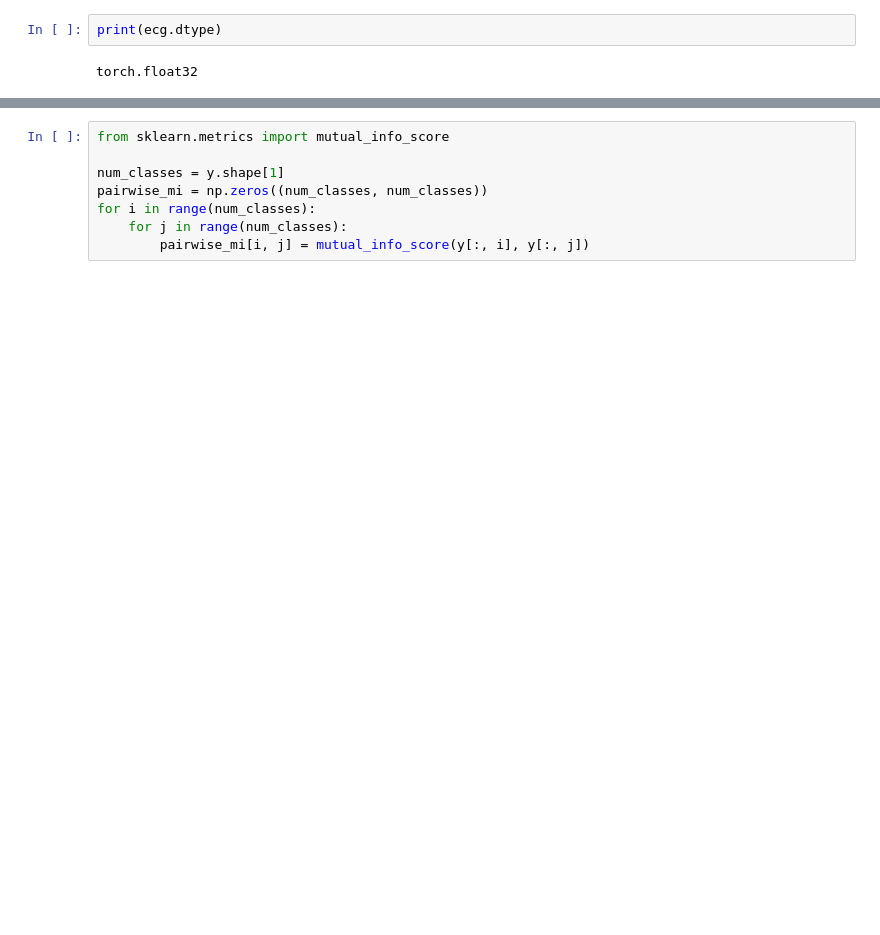
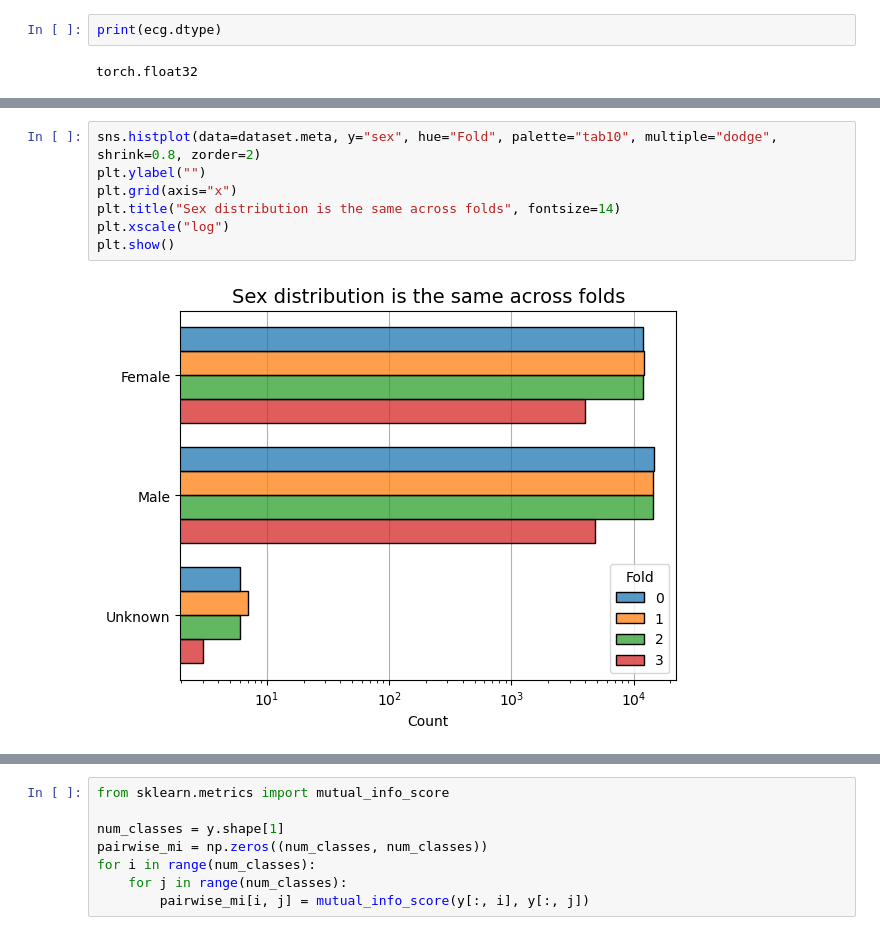
Before and after one commit to NabJa/scaling-ecg-models, a Jupyter notebook: notebooks/dataset_physionet.ipynb, the cells around one changed output, grey strips where cells are left out. Drawn from its saved outputs; the diff is of its cells as text; blank space fills up the shorter version.

```diff
--- a/notebooks/dataset_physionet.ipynb
+++ b/notebooks/dataset_physionet.ipynb
@@ -127,0 +158,9 @@ plt.show()
+# %%
+sns.histplot(data=dataset.meta, y="sex", hue="Fold", palette="tab10", multiple="dodge", shrink=0.8, zorder=2)
+plt.ylabel("")
+plt.grid(axis="x")
+plt.title("Sex distribution is the same across folds", fontsize=14)
+plt.xscale("log")
+plt.show()
+# %% [output]
+[figure, added]
```
Also changed, not shown: parts of 34 cells of this notebook.
